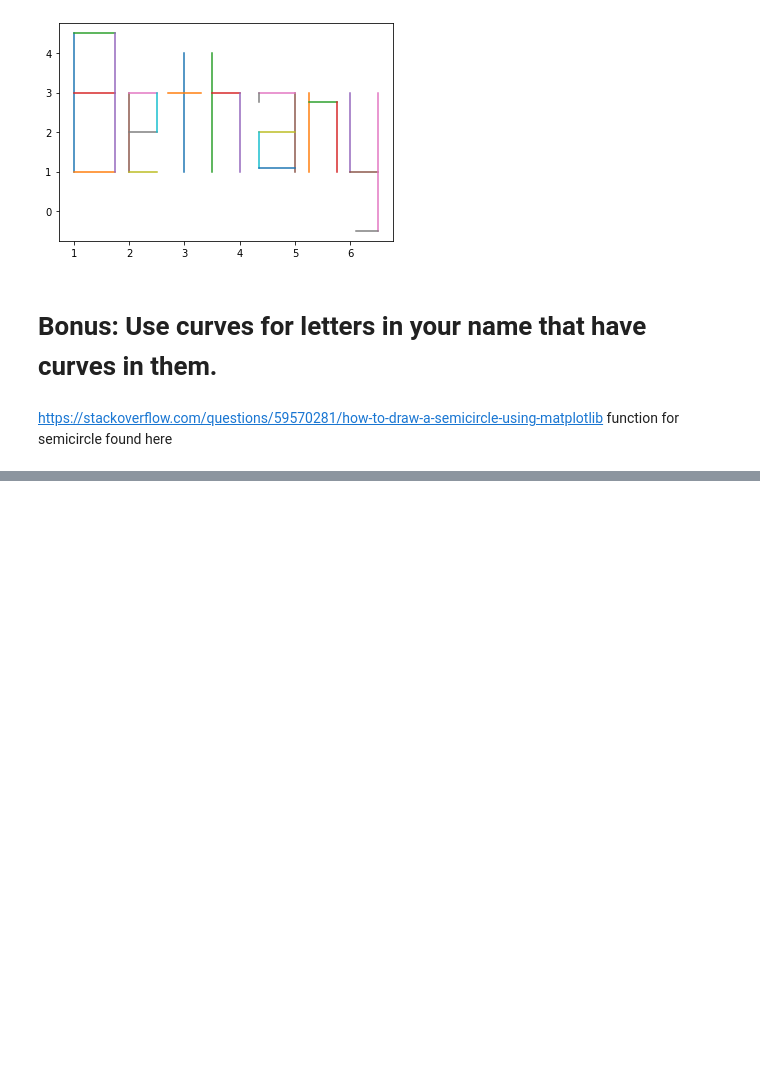
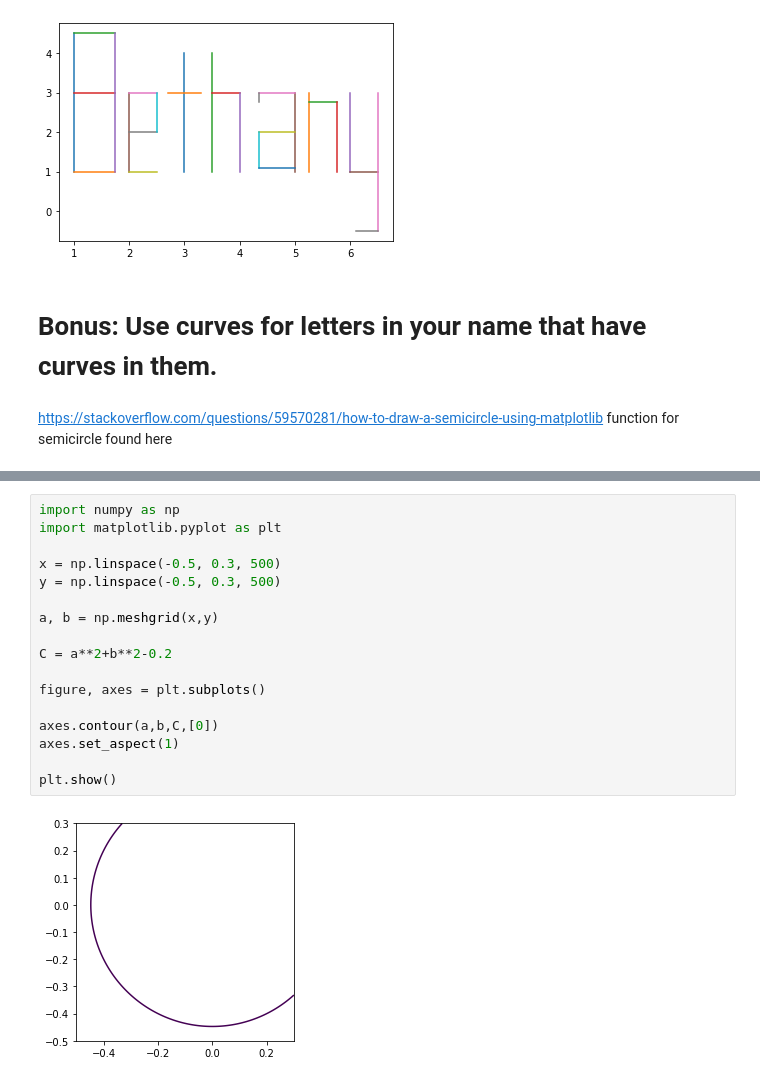
Before and after one commit to ThompsonBethany01/numpy-pandas-visualization-exercises, a Jupyter notebook: matplotlib_exercises.ipynb, the cells around one changed output, grey strips where cells are left out. Saved outputs shown, nothing was run; the diff lists cells and outputs as text; blank space fills up the shorter version.

```diff
--- a/matplotlib_exercises.ipynb
+++ b/matplotlib_exercises.ipynb
@@ -449,0 +556,19 @@ plt.show()
+# %%
+import numpy as np
+import matplotlib.pyplot as plt
+
+x = np.linspace(-0.5, 0.3, 500)
+y = np.linspace(-0.5, 0.3, 500)
+
+a, b = np.meshgrid(x,y)
+
+C = a**2+b**2-0.2
+
+figure, axes = plt.subplots()
+
+axes.contour(a,b,C,[0])
+axes.set_aspect(1)
+
+plt.show()
+# %% [output]
+[figure, added]
```
Also changed, not shown: parts of 4 cells of this notebook.
